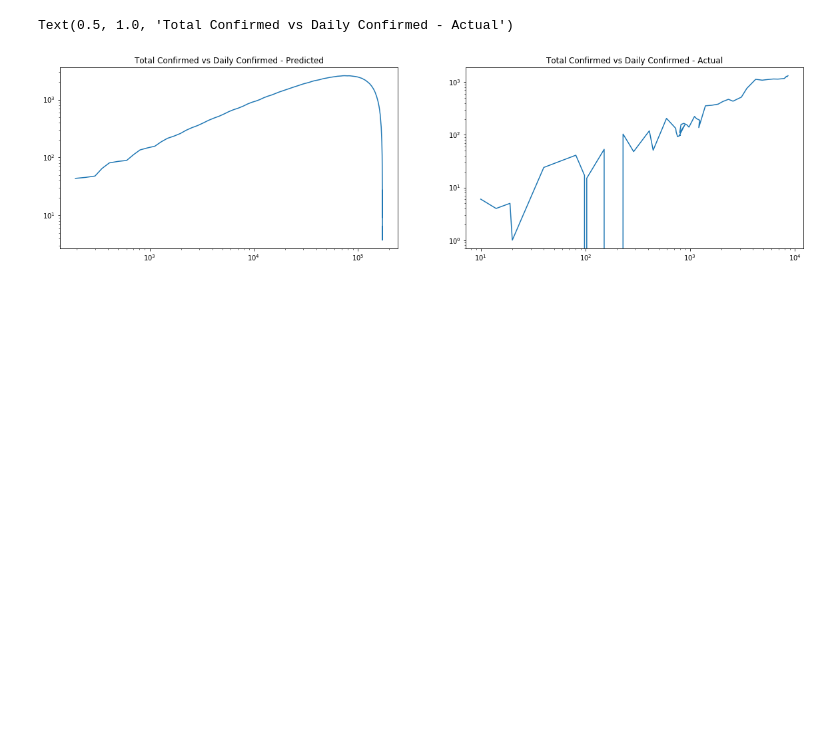
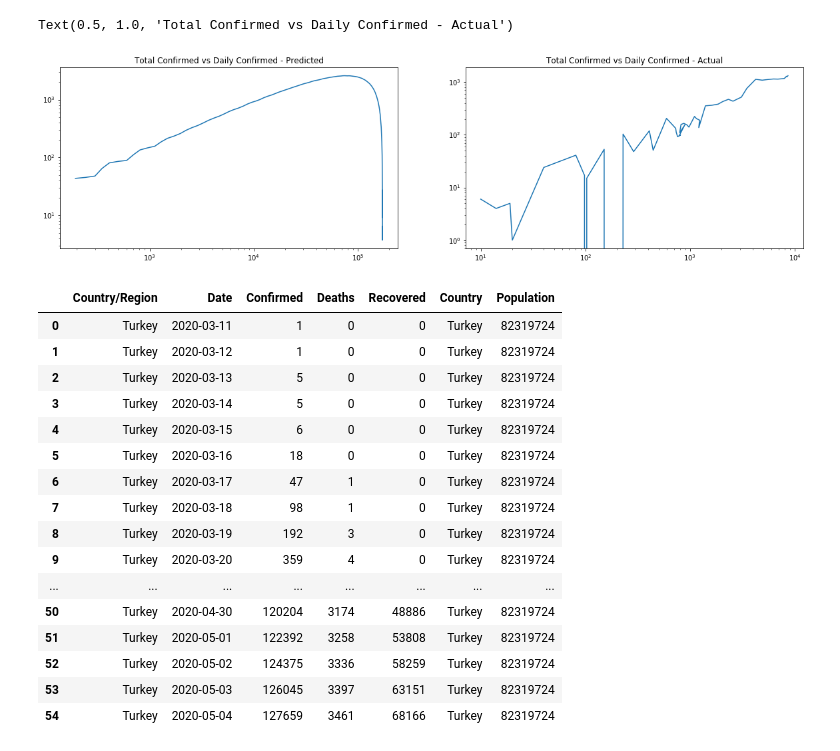
Before and after one commit to juntkd/Covid19, a Jupyter notebook: Covid19_SEIR_Model_All_Countries.ipynb, the cells around one changed output. Cells and saved outputs as stored; diff of their text form; code cells hidden in the pictures; blank space fills up the shorter version.

```diff
--- a/Covid19_SEIR_Model_All_Countries.ipynb
+++ b/Covid19_SEIR_Model_All_Countries.ipynb
@@ -312,3 +313,28 @@ def plot_model_and_predict( pop, solution,title='Australia'):
     plt.title(title)
     plt.xlabel("Days", fontsize=10);
     plt.legend(loc='best');
+# %%
+df_Cases=df_All_Cases[df_All_Cases["Country/Region"]=="Turkey"][["Country/Region","Date","Confirmed","Deaths","Recovered"]].groupby(["Country/Region","Date"]).sum().reset_index()
+df_Cases["Date"]=pd.to_datetime(df_Cases["Date"])
+df_Cases=df_Cases.sort_values("Date")
+df_Cases=df_Cases[df_Cases.Confirmed>0].reset_index(drop=True)
+df_final = df_Cases.merge(df_Population,left_on= "Country/Region",right_on ="Country")
+df_final
+# %% [output]
+|  | Country/Region | Date | Confirmed | Deaths | Recovered | Country | Population |
+| 0 | Turkey | 2020-03-11 | 1 | 0 | 0 | Turkey | 82319724 |
+| 1 | Turkey | 2020-03-12 | 1 | 0 | 0 | Turkey | 82319724 |
+| 2 | Turkey | 2020-03-13 | 5 | 0 | 0 | Turkey | 82319724 |
+| 3 | Turkey | 2020-03-14 | 5 | 0 | 0 | Turkey | 82319724 |
+| 4 | Turkey | 2020-03-15 | 6 | 0 | 0 | Turkey | 82319724 |
+| 5 | Turkey | 2020-03-16 | 18 | 0 | 0 | Turkey | 82319724 |
+| 6 | Turkey | 2020-03-17 | 47 | 1 | 0 | Turkey | 82319724 |
+| 7 | Turkey | 2020-03-18 | 98 | 1 | 0 | Turkey | 82319724 |
+| 8 | Turkey | 2020-03-19 | 192 | 3 | 0 | Turkey | 82319724 |
+| 9 | Turkey | 2020-03-20 | 359 | 4 | 0 | Turkey | 82319724 |
+| ... | ... | ... | ... | ... | ... | ... | ... |
+| 50 | Turkey | 2020-04-30 | 120204 | 3174 | 48886 | Turkey | 82319724 |
+| 51 | Turkey | 2020-05-01 | 122392 | 3258 | 53808 | Turkey | 82319724 |
+| 52 | Turkey | 2020-05-02 | 124375 | 3336 | 58259 | Turkey | 82319724 |
+| 53 | Turkey | 2020-05-03 | 126045 | 3397 | 63151 | Turkey | 82319724 |
+| 54 | Turkey | 2020-05-04 | 127659 | 3461 | 68166 | Turkey | 82319724 |
```
Also changed, not shown: parts of 1 cell of this notebook.
